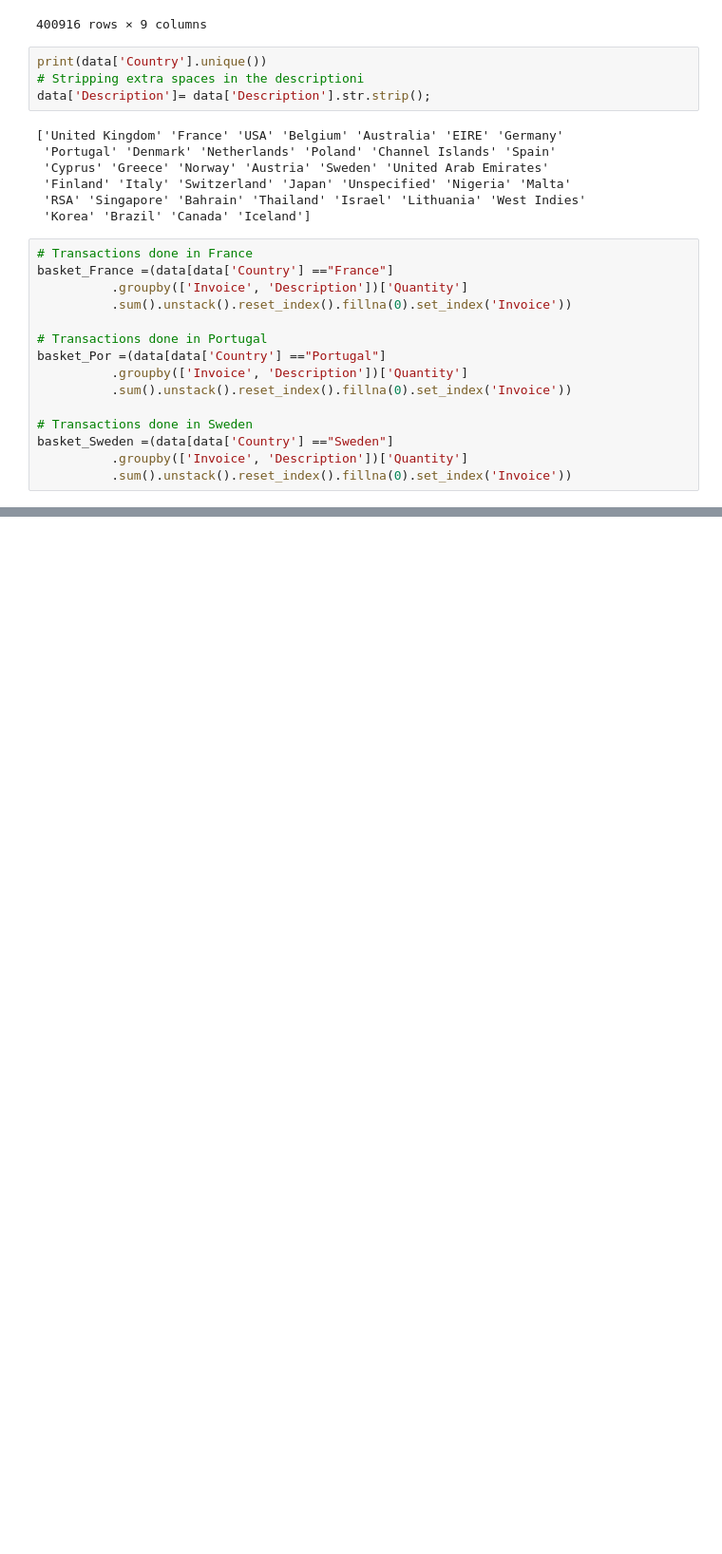
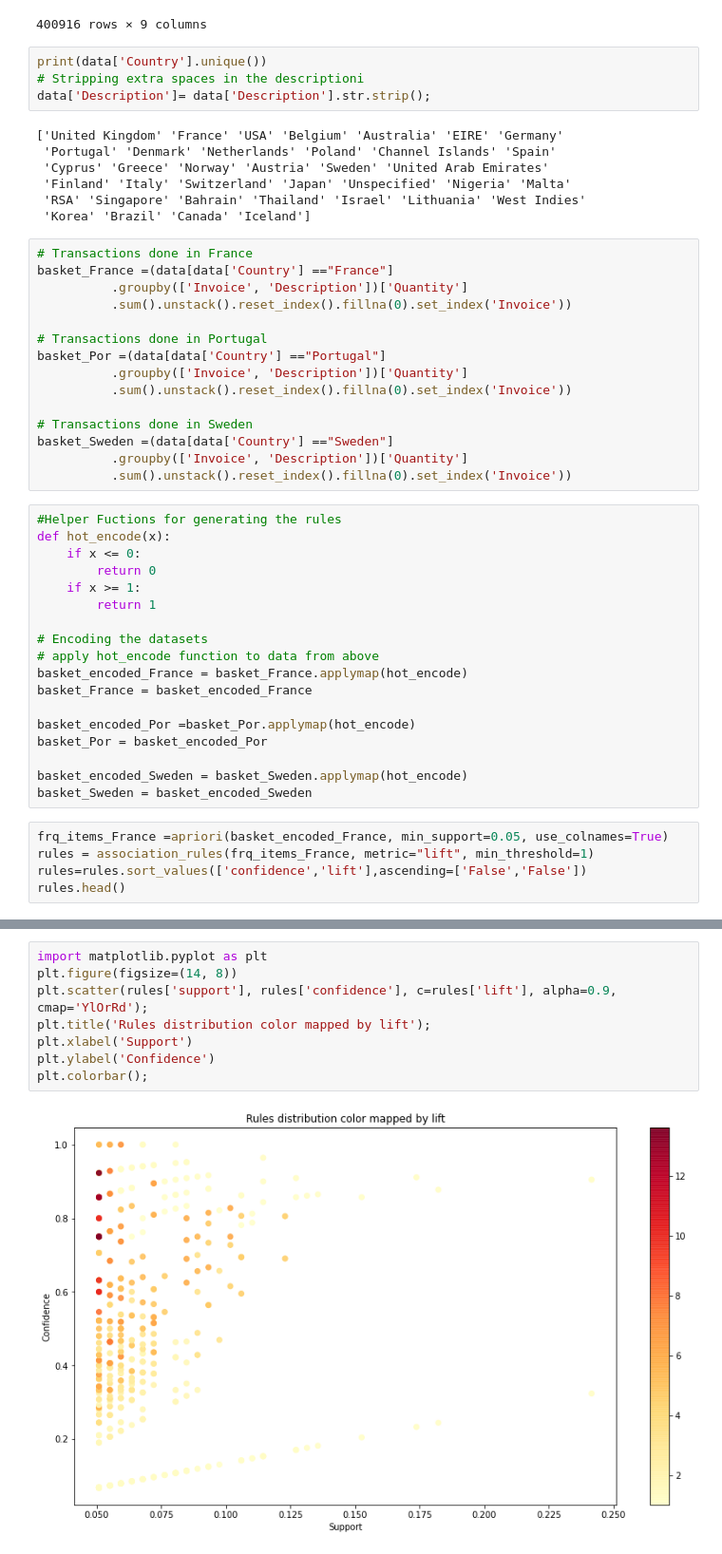
Before and after one commit to alokg1019/DataMining_Team1, a Jupyter notebook: Association_Analysis_ecommerce.ipynb, the cells around one changed output, grey strips where cells are left out. Shown: that part at 95% size. Saved outputs shown, nothing was run; the diff lists cells and outputs as text; blank space fills up the shorter version.

Commit message:
generating association rules

```diff
--- a/Association_Analysis_ecommerce.ipynb
+++ b/Association_Analysis_ecommerce.ipynb
@@ -45,3 +45,26 @@ basket_Por =(data[data['Country'] =="Portugal"]
 basket_Sweden =(data[data['Country'] =="Sweden"]
           .groupby(['Invoice', 'Description'])['Quantity']
           .sum().unstack().reset_index().fillna(0).set_index('Invoice'))
+# %%
+#Helper Fuctions for generating the rules
+def hot_encode(x):
+    if x <= 0:
+        return 0
+    if x >= 1:
+        return 1
+
+# Encoding the datasets
+# apply hot_encode function to data from above
+basket_encoded_France = basket_France.applymap(hot_encode)
+basket_France = basket_encoded_France
+
+basket_encoded_Por =basket_Por.applymap(hot_encode)
+basket_Por = basket_encoded_Por
+
+basket_encoded_Sweden = basket_Sweden.applymap(hot_encode)
+basket_Sweden = basket_encoded_Sweden
+# %%
+frq_items_France =apriori(basket_encoded_France, min_support=0.05, use_colnames=True)
+rules = association_rules(frq_items_France, metric="lift", min_threshold=1)
+rules=rules.sort_values(['confidence','lift'],ascending=['False','False'])
+rules.head()
@@ -47,0 +78,10 @@ basket_Sweden =(data[data['Country'] =="Sweden"]
+# %%
+import matplotlib.pyplot as plt
+plt.figure(figsize=(14, 8))
+plt.scatter(rules['support'], rules['confidence'], c=rules['lift'], alpha=0.9, cmap='YlOrRd');
+plt.title('Rules distribution color mapped by lift');
+plt.xlabel('Support')
+plt.ylabel('Confidence')
+plt.colorbar();
+# %% [output]
+[figure, added]
```
Also changed, not shown: parts of 4 cells of this notebook.
